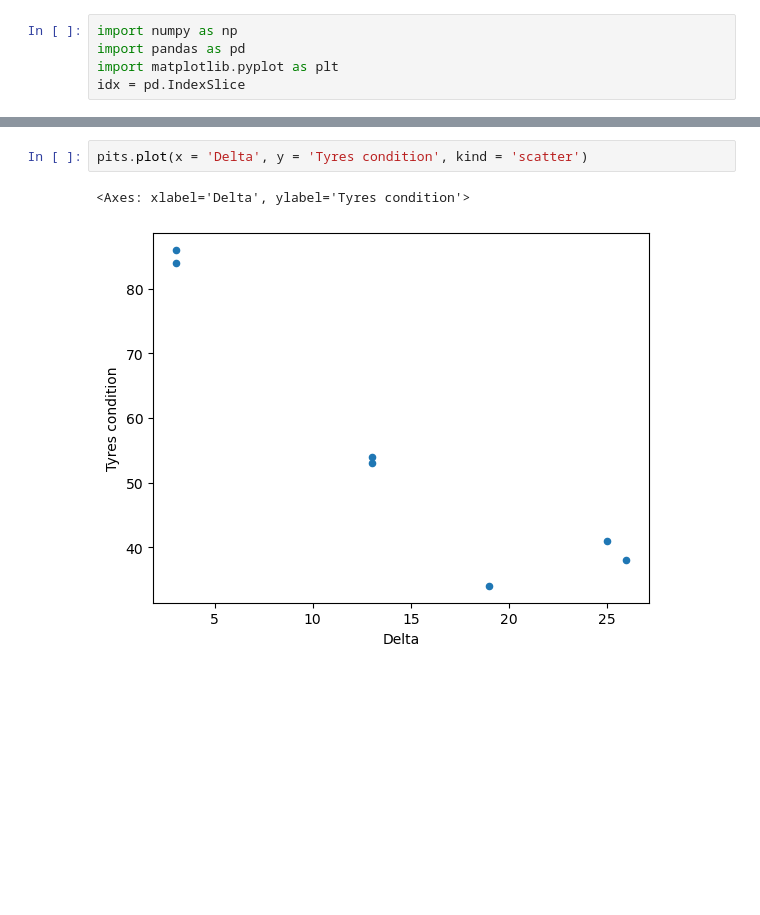
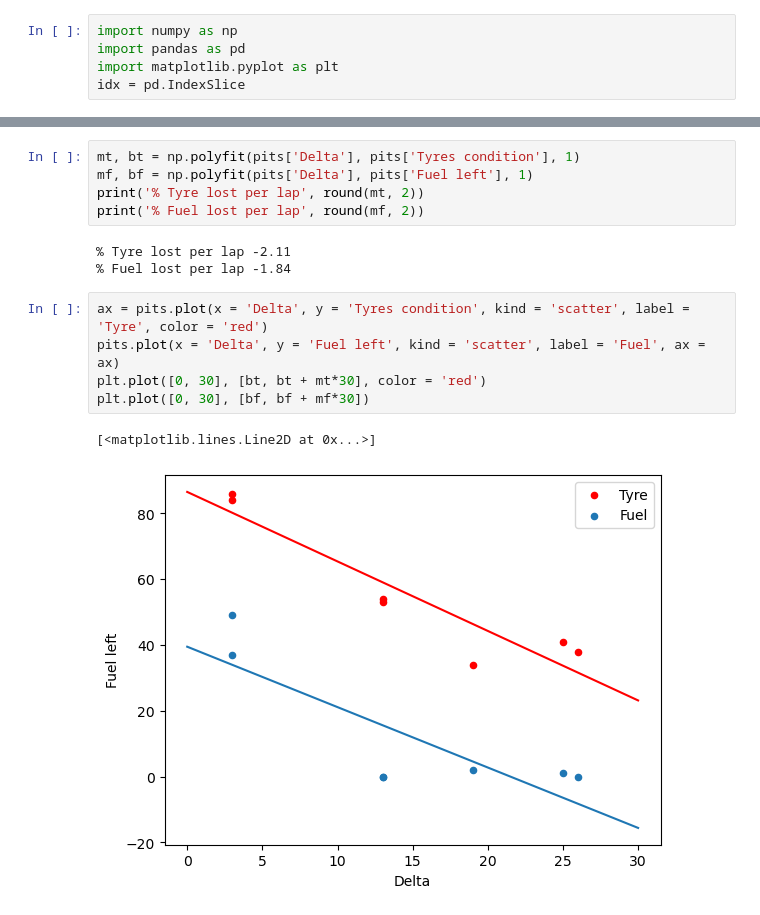
Before and after one commit to freire-guido/gpro, a Jupyter notebook: analysis.ipynb, the cells around one changed output, grey strips where cells are left out. Drawn from its saved outputs; the diff is of its cells as text; blank space fills up the shorter version.

```diff
--- a/analysis.ipynb
+++ b/analysis.ipynb
@@ -34,5 +47,16 @@ pits
-# %%
-pits.plot(x = 'Delta', y = 'Tyres condition', kind = 'scatter')
-# %% [output]
-<Axes: xlabel='Delta', ylabel='Tyres condition'>
-[figure, removed]
+# %%
+mt, bt = np.polyfit(pits['Delta'], pits['Tyres condition'], 1)
+mf, bf = np.polyfit(pits['Delta'], pits['Fuel left'], 1)
+print('% Tyre lost per lap', round(mt, 2))
+print('% Fuel lost per lap', round(mf, 2))
+# %% [output]
+% Tyre lost per lap -2.11
+% Fuel lost per lap -1.84
+# %%
+ax = pits.plot(x = 'Delta', y = 'Tyres condition', kind = 'scatter', label = 'Tyre', color = 'red')
+pits.plot(x = 'Delta', y = 'Fuel left', kind = 'scatter', label = 'Fuel', ax = ax)
+plt.plot([0, 30], [bt, bt + mt*30], color = 'red')
+plt.plot([0, 30], [bf, bf + mf*30])
+# %% [output]
+[<matplotlib.lines.Line2D at 0x...>]
+[figure, added]
```
Also changed, not shown: parts of 2 cells of this notebook.
